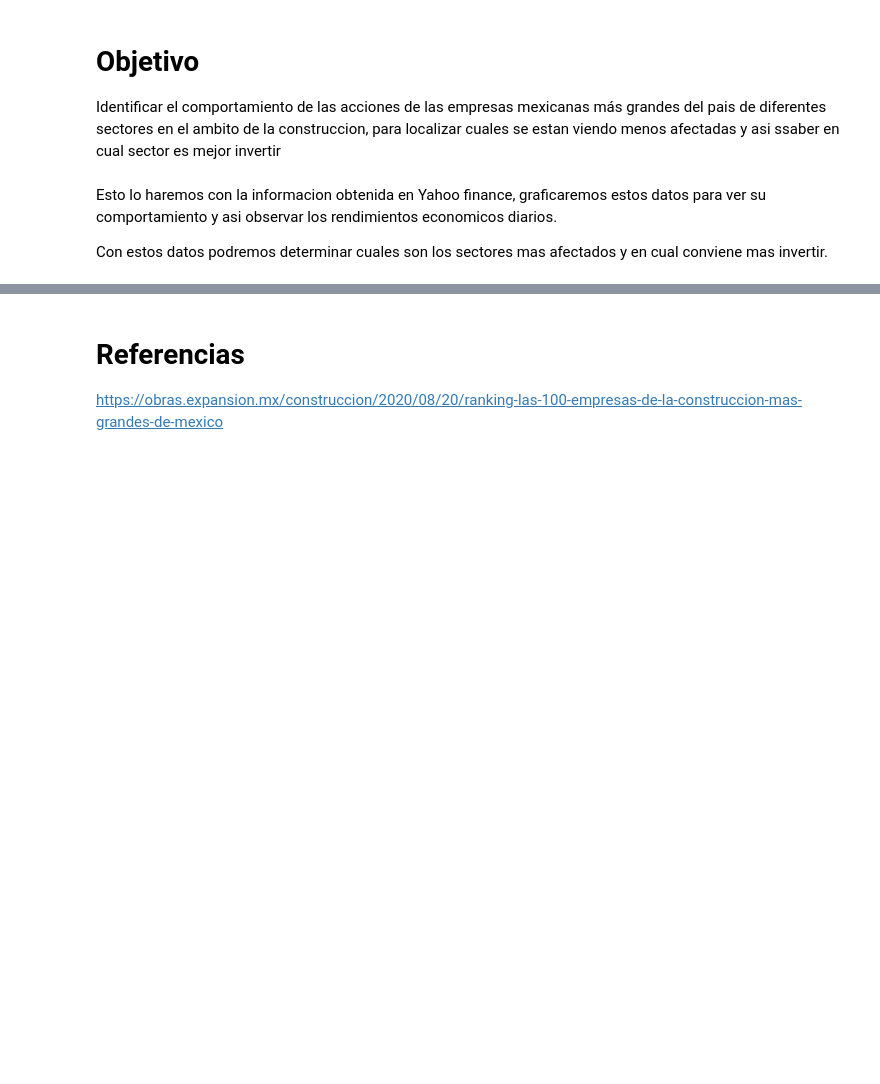
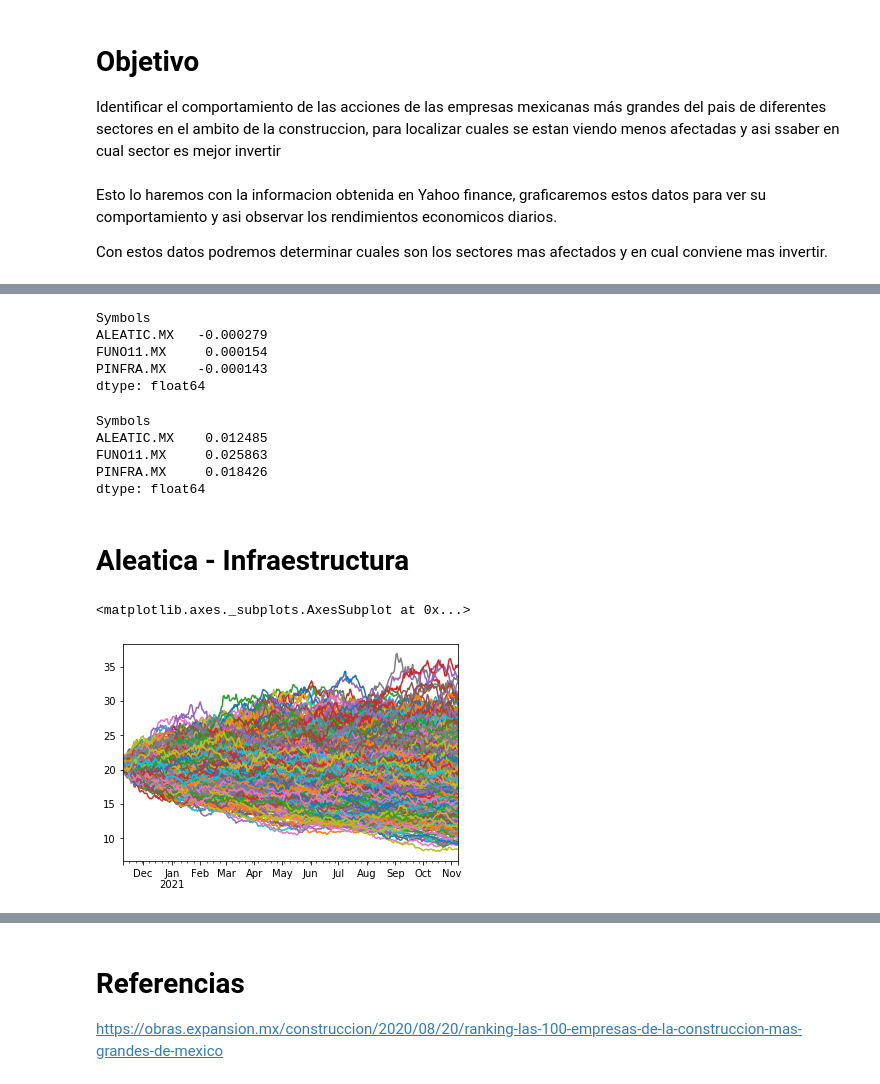
Before and after one commit to Adrianpv19/ProyectModulo2_VillanuevaA_FernandezV, a Jupyter notebook: ProyectoModulo2_VillanuevaA_FernandezV.ipynb, the cells around one changed output, grey strips where cells are left out. Drawn from its saved outputs; the diff is of its cells as text; code cells hidden in the pictures; blank space fills up the shorter version.

```diff
--- a/ProyectoModulo2_VillanuevaA_FernandezV.ipynb
+++ b/ProyectoModulo2_VillanuevaA_FernandezV.ipynb
@@ -51,0 +86,36 @@ R.describe()
+# %%
+mu=R.mean()
+mu
+# %% [output]
+Symbols
+ALEATIC.MX   -0.000279
+FUNO11.MX     0.000154
+PINFRA.MX    -0.000143
+dtype: float64
+# %%
+std=R.std()
+std
+# %% [output]
+Symbols
+ALEATIC.MX    0.012485
+FUNO11.MX     0.025863
+PINFRA.MX     0.018426
+dtype: float64
+# %%
+def simP(dato,start,ndays,N):
+    R=dato.pct_change()
+    mu=R.mean()
+    std=R.std()
+    Rsimulada=np.random.normal(mu,std,(ndays,N))
+    fecha=pd.date_range(start,periods=ndays)
+    RsimDF=pd.DataFrame(index=fecha,data=Rsimulada)
+    Pproyectados=dato[-1]*(RsimDF+1).cumprod()
+    return Pproyectados
+# %% [markdown]
+# Aleatica - Infraestructura
+# %%
+Psim=simP(datos['ALEATIC.MX'],'2020-11-09',365,1000)
+Psim.plot(legend=False)
+# %% [output]
+<matplotlib.axes._subplots.AxesSubplot at 0x...>
+[figure, added]
```
Also changed, not shown: parts of 15 cells of this notebook.
